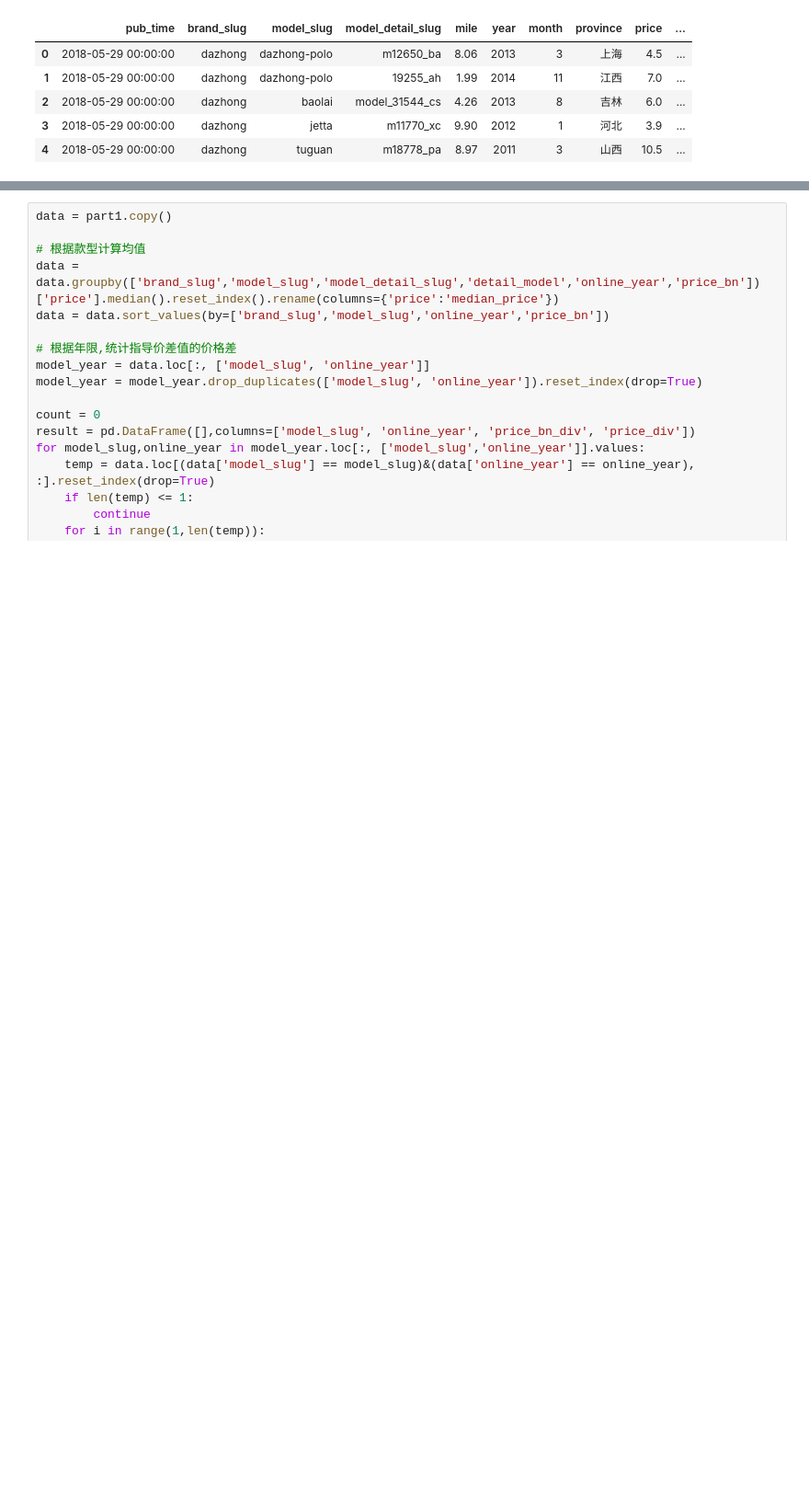
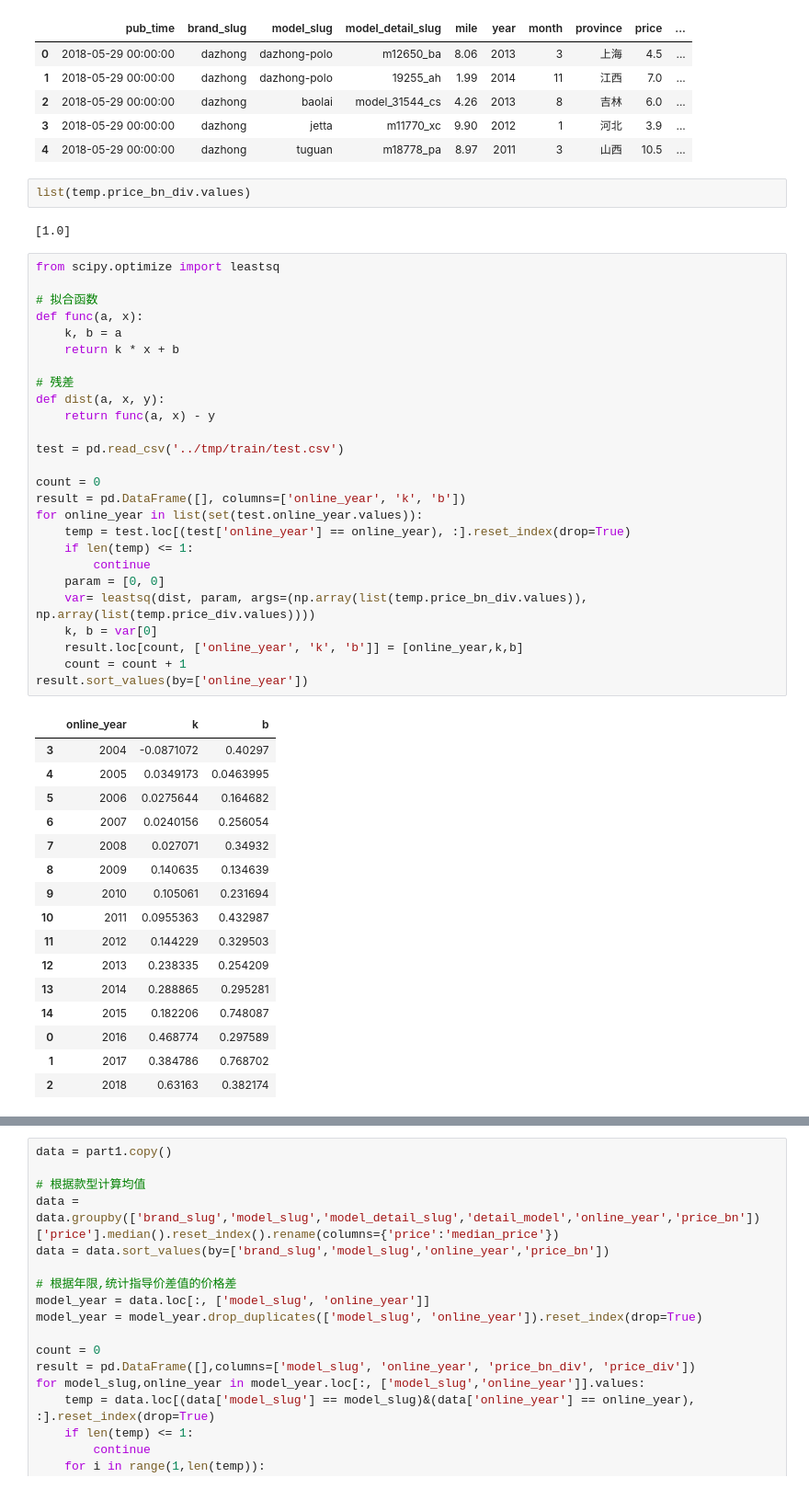
Before and after one commit to dj-lei/evaluation-predict, a Jupyter notebook: explore/data_analyze.ipynb, the cells around one changed output, grey strips where cells are left out. Shown at 92% size. Cells and saved outputs as stored; diff of their text form; blank space fills up the shorter version.

```diff
--- a/explore/data_analyze.ipynb
+++ b/explore/data_analyze.ipynb
@@ -79,3 +79,50 @@ part1.head()
 | 2 | 2018-05-29 00:00:00 | dazhong | baolai | model_31544_cs | 4.26 | 2013 | 8 | 吉林 | 6.0 | ... |
 | 3 | 2018-05-29 00:00:00 | dazhong | jetta | m11770_xc | 9.90 | 2012 | 1 | 河北 | 3.9 | ... |
 | 4 | 2018-05-29 00:00:00 | dazhong | tuguan | m18778_pa | 8.97 | 2011 | 3 | 山西 | 10.5 | ... |
+# %%
+list(temp.price_bn_div.values)
+# %% [output]
+[1.0]
+# %%
+from scipy.optimize import leastsq
+
+# 拟合函数
+def func(a, x):
+    k, b = a
+    return k * x + b
+
+# 残差
+def dist(a, x, y):
+    return func(a, x) - y
+
+test = pd.read_csv('../tmp/train/test.csv')
+
+count = 0
+result = pd.DataFrame([], columns=['online_year', 'k', 'b'])
+for online_year in list(set(test.online_year.values)):
+    temp = test.loc[(test['online_year'] == online_year), :].reset_index(drop=True)
+    if len(temp) <= 1:
+        continue
+    param = [0, 0]
+    var= leastsq(dist, param, args=(np.array(list(temp.price_bn_div.values)), np.array(list(temp.price_div.values))))
+    k, b = var[0]
+    result.loc[count, ['online_year', 'k', 'b']] = [online_year,k,b]
+    count = count + 1
+result.sort_values(by=['online_year'])
+# %% [output]
+|  | online_year | k | b |
+| 3 | 2004 | -0.0871072 | 0.40297 |
+| 4 | 2005 | 0.0349173 | 0.0463995 |
+| 5 | 2006 | 0.0275644 | 0.164682 |
+| 6 | 2007 | 0.0240156 | 0.256054 |
+| 7 | 2008 | 0.027071 | 0.34932 |
+| 8 | 2009 | 0.140635 | 0.134639 |
+| 9 | 2010 | 0.105061 | 0.231694 |
+| 10 | 2011 | 0.0955363 | 0.432987 |
+| 11 | 2012 | 0.144229 | 0.329503 |
+| 12 | 2013 | 0.238335 | 0.254209 |
+| 13 | 2014 | 0.288865 | 0.295281 |
+| 14 | 2015 | 0.182206 | 0.748087 |
+| 0 | 2016 | 0.468774 | 0.297589 |
+| 1 | 2017 | 0.384786 | 0.768702 |
+| 2 | 2018 | 0.63163 | 0.382174 |
```
Also changed, not shown: parts of 10 cells of this notebook, 6 other files.
